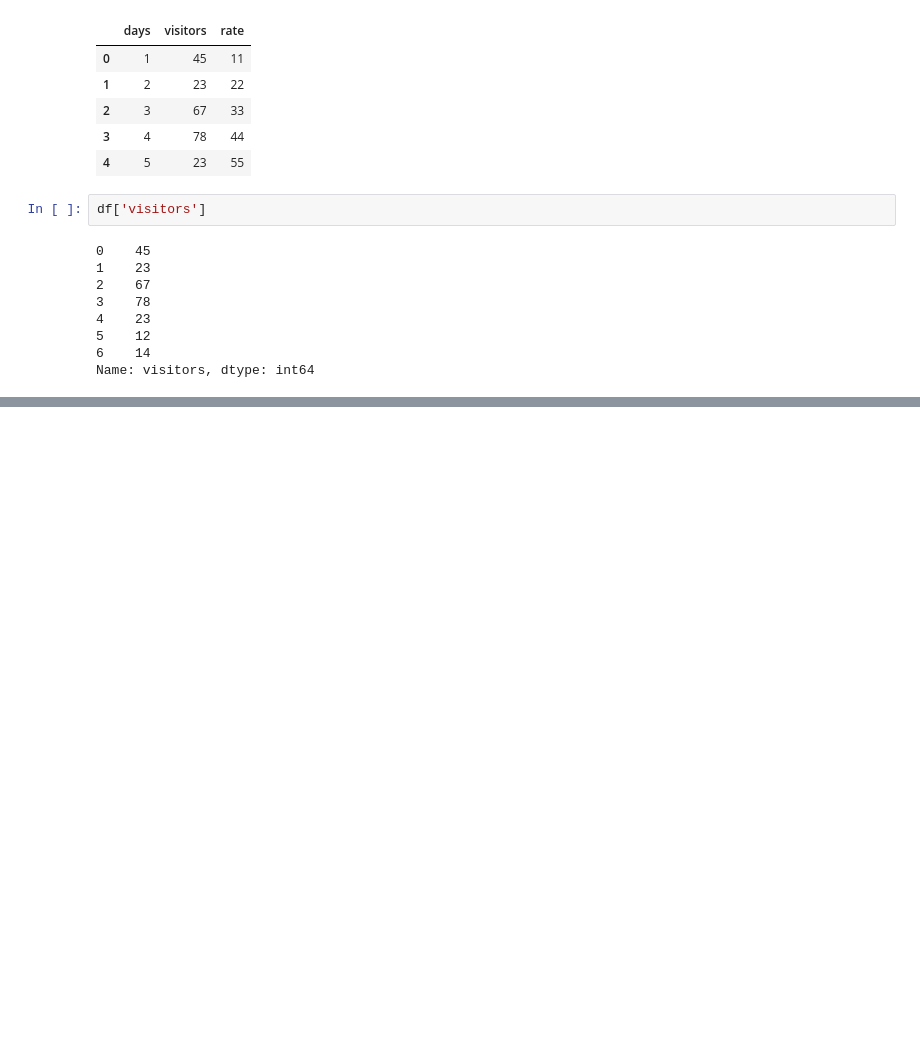
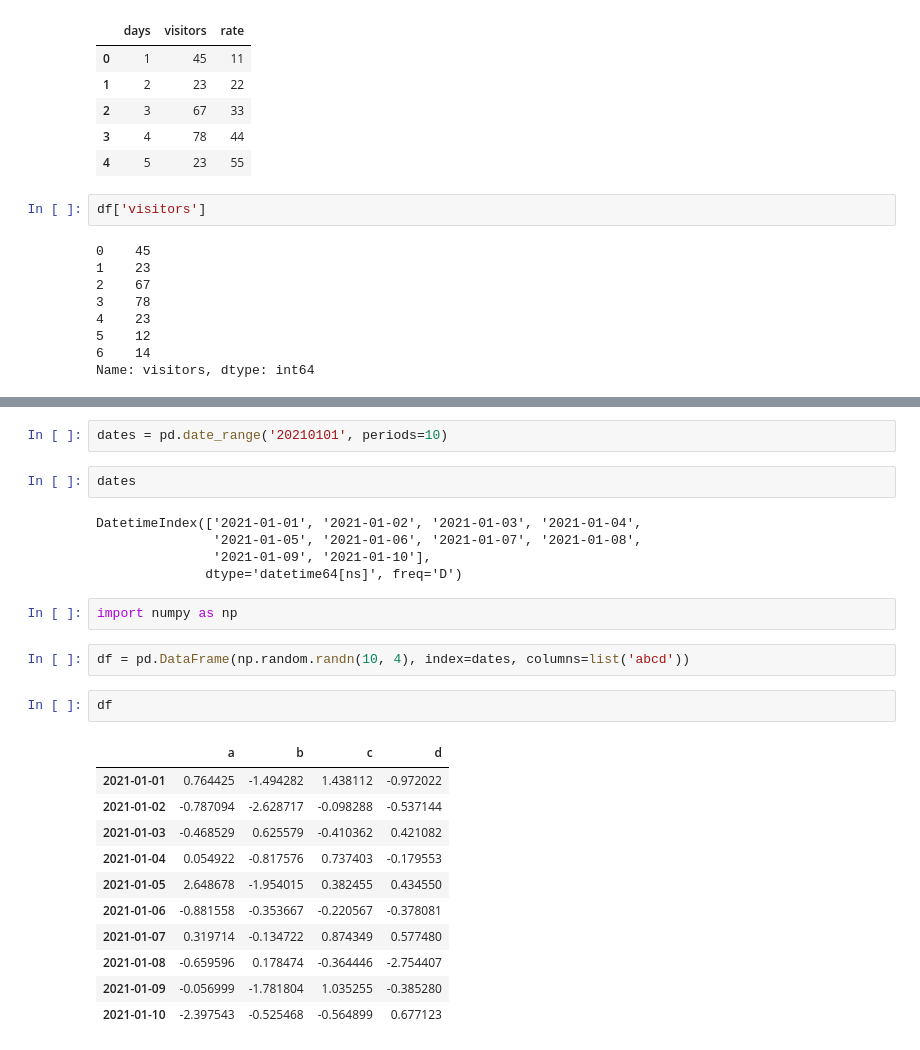
Before and after one commit to jpaulorc/Leaning-Python, a Jupyter notebook: NB00012-pandas.ipynb, the cells around one changed output, grey strips where cells are left out. Cells and saved outputs as stored; diff of their text form; blank space fills up the shorter version.

Commit message:
Numpy with Pandas

```diff
--- a/NB00012-pandas.ipynb
+++ b/NB00012-pandas.ipynb
@@ -381,0 +442,27 @@ Name: visitors, dtype: int64
+# %%
+dates = pd.date_range('20210101', periods=10)
+# %%
+dates
+# %% [output]
+DatetimeIndex(['2021-01-01', '2021-01-02', '2021-01-03', '2021-01-04',
+               '2021-01-05', '2021-01-06', '2021-01-07', '2021-01-08',
+               '2021-01-09', '2021-01-10'],
+              dtype='datetime64[ns]', freq='D')
+# %%
+import numpy as np
+# %%
+df = pd.DataFrame(np.random.randn(10, 4), index=dates, columns=list('abcd'))
+# %%
+df
+# %% [output]
+|  | a | b | c | d |
+| 2021-01-01 | 0.764425 | -1.494282 | 1.438112 | -0.972022 |
+| 2021-01-02 | -0.787094 | -2.628717 | -0.098288 | -0.537144 |
+| 2021-01-03 | -0.468529 | 0.625579 | -0.410362 | 0.421082 |
+| 2021-01-04 | 0.054922 | -0.817576 | 0.737403 | -0.179553 |
+| 2021-01-05 | 2.648678 | -1.954015 | 0.382455 | 0.434550 |
+| 2021-01-06 | -0.881558 | -0.353667 | -0.220567 | -0.378081 |
+| 2021-01-07 | 0.319714 | -0.134722 | 0.874349 | 0.577480 |
+| 2021-01-08 | -0.659596 | 0.178474 | -0.364446 | -2.754407 |
+| 2021-01-09 | -0.056999 | -1.781804 | 1.035255 | -0.385280 |
+| 2021-01-10 | -2.397543 | -0.525468 | -0.564899 | 0.677123 |
```
Also changed, not shown: parts of 13 cells of this notebook.
